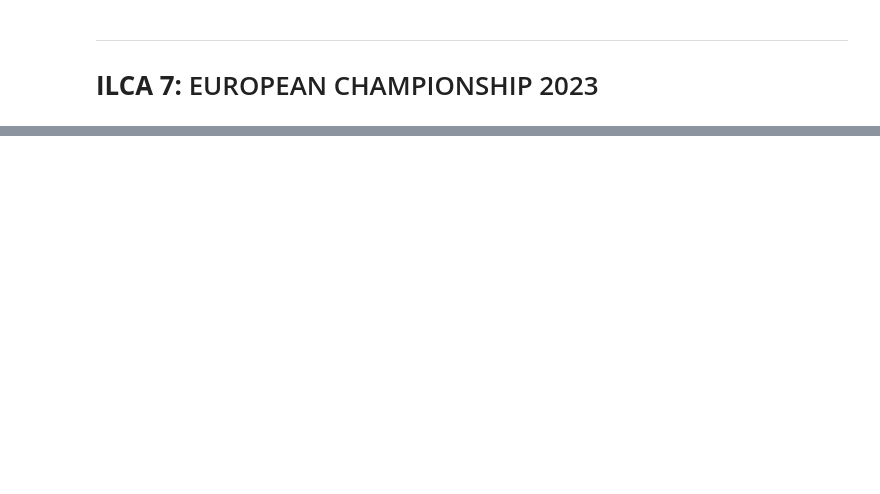
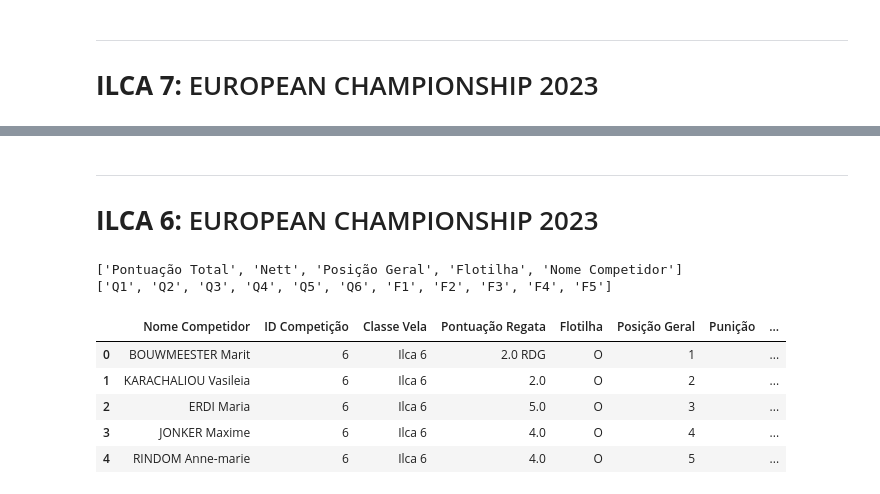
Before and after one commit to cristianolarrea/sailing-rankings, a Jupyter notebook: scraper-c2.ipynb, the cells around one changed output, grey strips where cells are left out. Drawn from its saved outputs; the diff is of its cells as text; code cells hidden in the pictures; blank space fills up the shorter version.

```diff
--- a/scraper-c2.ipynb
+++ b/scraper-c2.ipynb
@@ -95,0 +135,26 @@ df.head()
+# %% [markdown]
+----
+# **ILCA 6:** EUROPEAN CHAMPIONSHIP 2023
+# %%
+URL = 'https://eurilca.eu/documents/273/results/ilca6g.htm' # gold fleet
+
+colunas = ['Posição Geral', 'Flotilha', 'USELESS 1', 'USELESS 2', 'Nome Competidor', 'USELESS 3',
+           'Q1', 'Q2', 'Q3', 'Q4', 'Q5', 'Q6', 'F1', 'F2', 'F3', 'F4', 'F5',
+           'Pontuação Total', 'Nett']
+
+df = extract_and_melt(URL = URL,
+                      CAMPEONATO = 'European Championship 2023 - Gold Fleet',
+                      ID_CAMPEONATO = 6,
+                      CLASSE = 'Ilca 6',
+                      COLUNAS=colunas)
+
+df.head()
+# %% [output]
+['Pontuação Total', 'Nett', 'Posição Geral', 'Flotilha', 'Nome Competidor']
+['Q1', 'Q2', 'Q3', 'Q4', 'Q5', 'Q6', 'F1', 'F2', 'F3', 'F4', 'F5']
+|  | Nome Competidor | ID Competição | Classe Vela | Pontuação Regata | Flotilha | Posição Geral | Punição | ... |
+| 0 | BOUWMEESTER Marit | 6 | Ilca 6 | 2.0 RDG | O | 1 |  | ... |
+| 1 | KARACHALIOU Vasileia | 6 | Ilca 6 | 2.0 | O | 2 |  | ... |
+| 2 | ERDI Maria | 6 | Ilca 6 | 5.0 | O | 3 |  | ... |
+| 3 | JONKER Maxime | 6 | Ilca 6 | 4.0 | O | 4 |  | ... |
+| 4 | RINDOM Anne-marie | 6 | Ilca 6 | 4.0 | O | 5 |  | ... |
```
Also changed, not shown: parts of 18 cells of this notebook, 14 other files.
